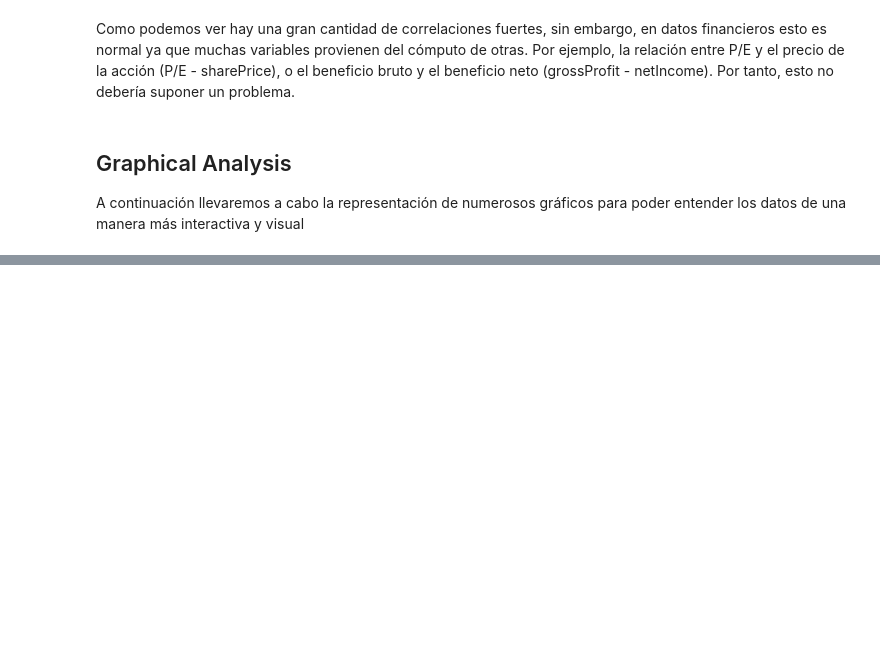
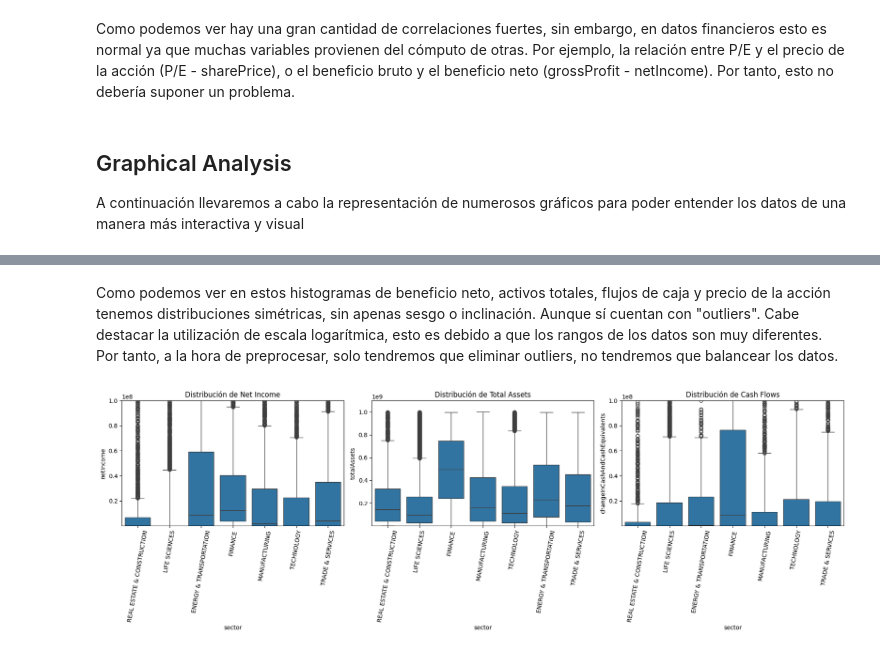
Before and after one commit to JaviGG02/TFG_MLStockRating, a Jupyter notebook: analysis_preprocessing.ipynb, the cells around one changed output, grey strips where cells are left out. Drawn from its saved outputs; the diff is of its cells as text; code cells hidden in the pictures; blank space fills up the shorter version.

```diff
--- a/analysis_preprocessing.ipynb
+++ b/analysis_preprocessing.ipynb
@@ -198,0 +228,28 @@ Graficos de barras, histogramas y graficos de densidad
+# %% [markdown]
+Como podemos ver en estos histogramas de beneficio neto, activos totales, flujos de caja  y precio de la acción tenemos distribuciones simétricas, sin apenas sesgo o inclinación. Aunque sí cuentan con "outliers". Cabe destacar la utilización de escala logarítmica, esto es debido a que los rangos de los datos son muy diferentes. Por tanto, a la hora de preprocesar, solo tendremos que eliminar outliers, no tendremos que balancear los datos.
+# %%
+fig, axes = plt.subplots(1, 3, figsize=(18, 6))
+
+# Net Income
+sns.boxplot(x="sector", y="netIncome", data=financial_df, ax=axes[0])
+axes[0].set(ylim=(1e0, 1e8))
+axes[0].tick_params(axis='x', labelrotation=80)
+axes[0].set_title("Distribución de Net Income")
+
+# Total Assets
+sns.boxplot(x="sector", y="totalAssets", data=financial_df[financial_df['totalAssets']<1000000000], ax=axes[1])
+axes[1].set(ylim=(1e0, 11e8))
+axes[1].tick_params(axis='x', labelrotation=80)
+axes[1].set_title("Distribución de Total Assets")
+
+
+# Cash Flows
+sns.boxplot(x="sector", y="changeInCashAndCashEquivalents", data=financial_df, ax=axes[2])
+axes[2].set(ylim=(1e0, 1e8))
+axes[2].tick_params(axis='x', labelrotation=80)
+axes[2].set_title("Distribución de Cash Flows")
+
+plt.tight_layout()
+plt.show()
+# %% [output]
+[figure, added]
```
Also changed, not shown: parts of 18 cells of this notebook.
